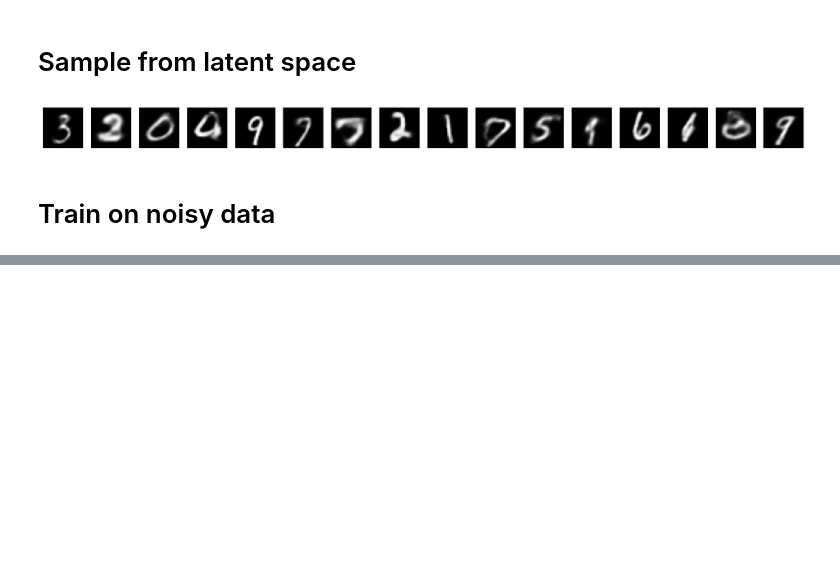
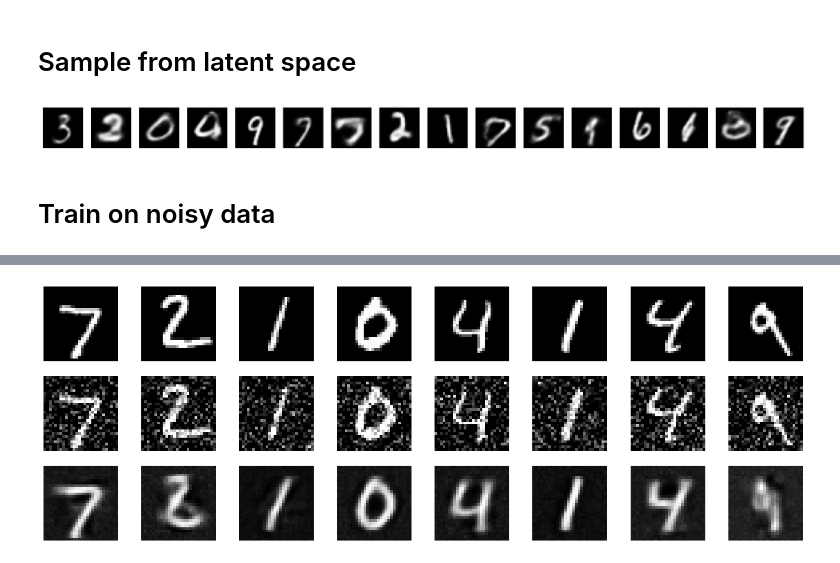
Before and after one commit to ShlomiRex/BlendDigits, a Jupyter notebook: main.ipynb, the cells around one changed output, grey strips where cells are left out. Cells and saved outputs as stored; diff of their text form; code cells hidden in the pictures; blank space fills up the shorter version.

```diff
--- a/main.ipynb
+++ b/main.ipynb
@@ -583,0 +656,23 @@ for epoch in range(num_epochs):
+# %%
+# Take 8 images from the test set, add noise and reconstruct
+images, _ = next(iter(test_loader))
+images = images[:8]
+
+# Add Gaussian noise
+noisy_images = add_gaussian_noise(images, std=sample_value(0.3, 0.1))
+noisy_images = noisy_images.to(device)
+
+# Reconstruct the images
+model.eval()
+with torch.no_grad():
+    reconstructed, _, _ = model(noisy_images)
+    # Plot original, noisy and reconstructed images
+    fig, axes = plt.subplots(3, 8, figsize=(18, 6))
+    for images, row in zip([images, noisy_images, reconstructed], axes):
+        for img, ax in zip(images, row):
+            img = img.to('cpu')
+            ax.imshow(img.squeeze(), cmap='gray')
+            ax.axis('off')
+    plt.show()
+# %% [output]
+[figure, added]
```
Also changed, not shown: parts of 8 cells of this notebook.
